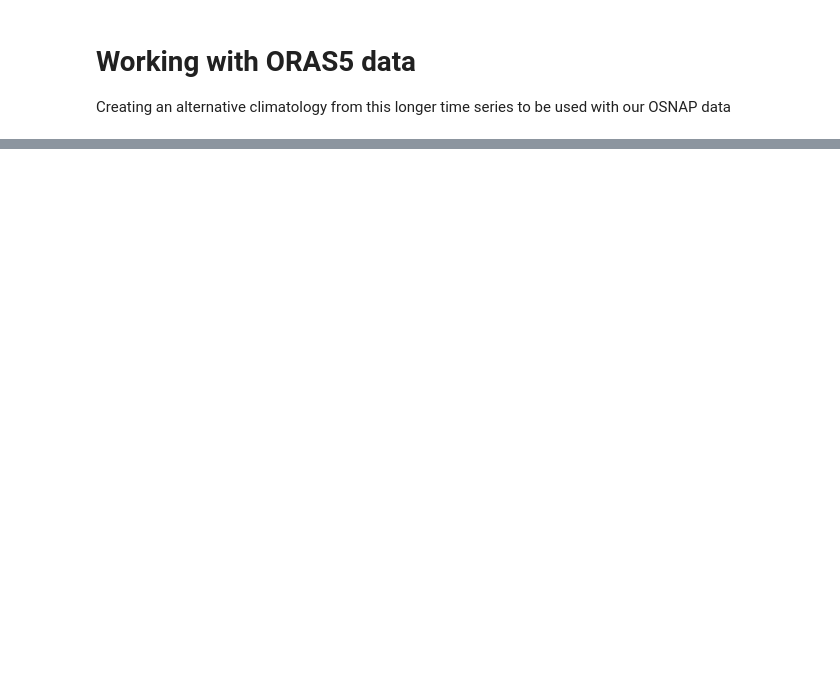
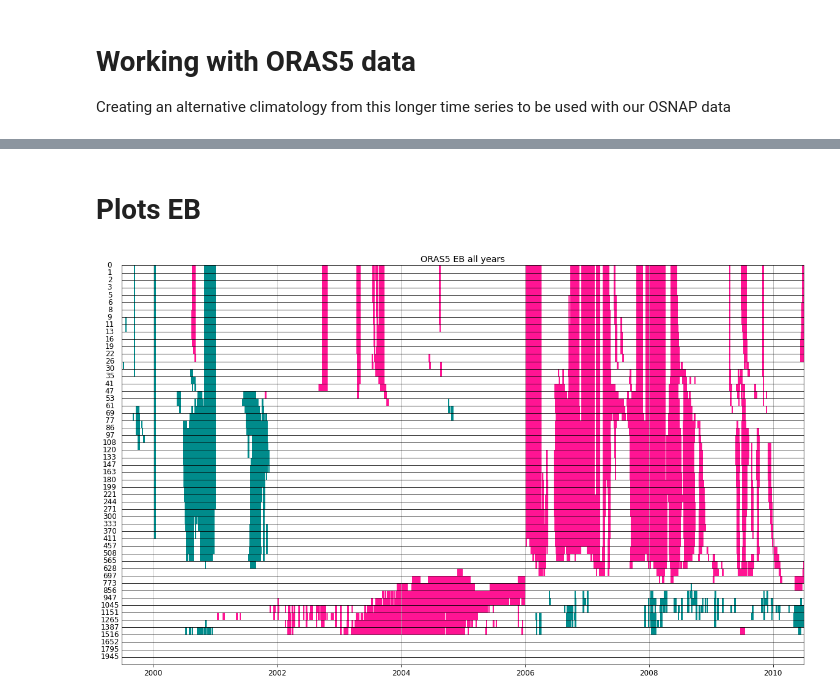
Before and after one commit to Marie-Louise-Korte/Rockall_Trough_MHW, a Jupyter notebook: X_ORAS5_alt_clim.ipynb, the cells around one changed output, grey strips where cells are left out. Saved outputs shown, nothing was run; the diff lists cells and outputs as text; code cells hidden in the pictures; blank space fills up the shorter version.

```diff
--- a/X_ORAS5_alt_clim.ipynb
+++ b/X_ORAS5_alt_clim.ipynb
@@ -125,5 +87,0 @@ print(mhws_EB['n_events'])
-# %%
-fig, ax=plt.subplots(figsize=(20,6))
-
-ax.plot(oras5_EB.TIME, temp_EB, 'grey', linewidth='.75')
-ax.plot(oras5_EB.TIME, clim_EB['seas'], 'b');
@@ -135,0 +108,15 @@ clim_EB.to_csv('data/clim_EB.csv',index=False)
+# %%
+def DICT_func(data, depth, climP=[1993.0,2019.0], altClim=False):
+    mhws_,mcss_,clim_,clim_cold_,t_,temp_ = {},{},{},{},{},{}
+
+    for n in depth:
+        mhws, mcss, clim, clim_cold, t, temp = MHW_func(data, n, climP, altClim)
+        mhws_.update({str(n):mhws})
+        mcss_.update({str(n):mcss})
+        clim_.update({str(n):clim})
+        clim_cold_.update({str(n):clim_cold})
+        t_.update({str(n):t})
+        temp_.update({str(n):temp})
+
+    dictionary = {'mhws':mhws_,'mcss':mcss_,'clim':clim_,'clim_cold':clim_cold_,'t':t_,'temp':temp_}
+    return dictionary
@@ -135,0 +249,3 @@ clim_EB.to_csv('data/clim_EB.csv',index=False)
+# %%
+depth_EB = np.array(oras5_EB.DEPTH).astype(int)
+depth_WB = np.array(oras5_WB.DEPTH).astype(int)
@@ -135,0 +254,2 @@ clim_EB.to_csv('data/clim_EB.csv',index=False)
+# %%
+ora_EB = DICT_func(oras5_EB, depth_EB, climP=[1993.0,2019.0])
@@ -135,0 +262,13 @@ clim_EB.to_csv('data/clim_EB.csv',index=False)
+# %% [markdown]
+# Plots EB
+# %%
+title = 'ORAS5 EB all years'
+fig, ax=plt.subplots((len(depth_EB)),1, sharex=True, figsize = (20,12));
+fig.subplots_adjust(hspace=0)
+fig.tight_layout()
+for i,n in enumerate(depth_EB):
+    OV_stacked_ax_events(ora_EB, n, i);
+    if n == 0:
+        ax[i].set_title(title);
+# %% [output]
+[figure, added]
```
Also changed, not shown: parts of 30 cells of this notebook.
